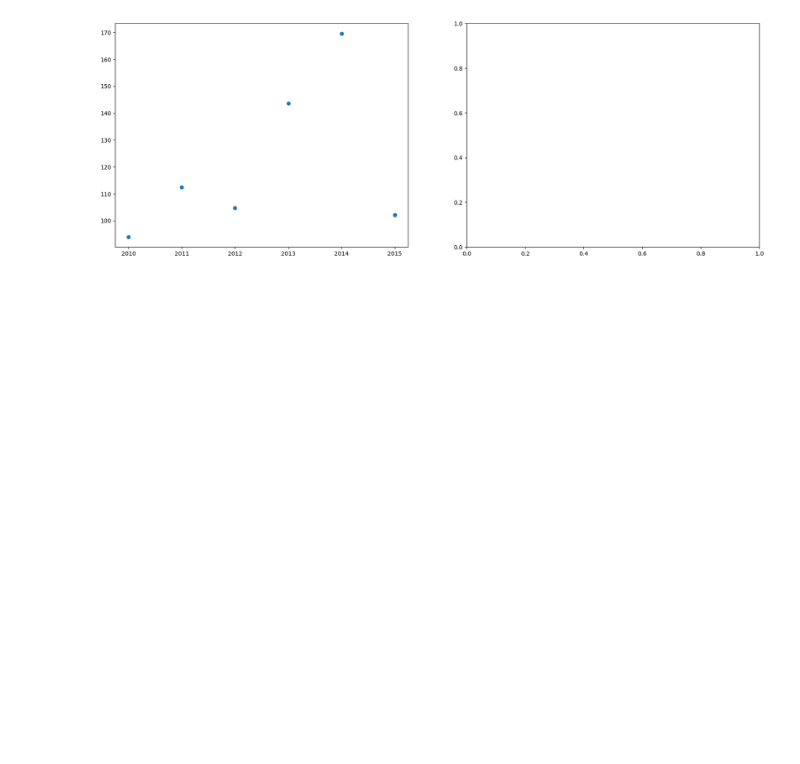
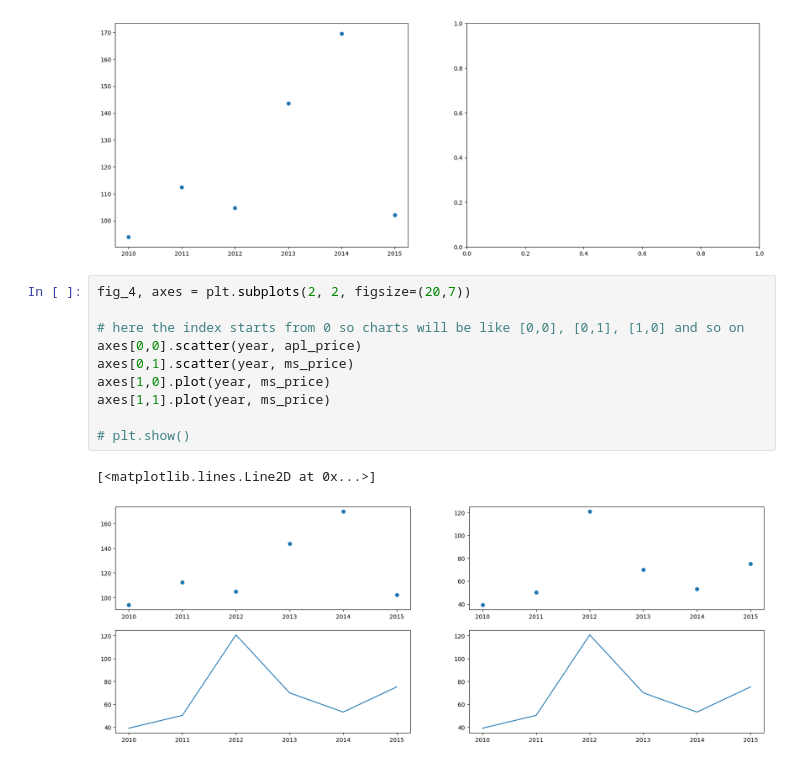
Before and after one commit to pranavdhawale/data-science, a Jupyter notebook: stock-price.ipynb, the cells around one changed output. Saved outputs shown, nothing was run; the diff lists cells and outputs as text; blank space fills up the shorter version.

Commit message:
create chart in multiple row&columns by subploting method using axes

```diff
--- a/stock-price.ipynb
+++ b/stock-price.ipynb
@@ -61,3 +61,16 @@ axes[0].scatter(year, apl_price)
 plt.show()
 # %% [output]
 [figure]
+# %%
+fig_4, axes = plt.subplots(2, 2, figsize=(20,7))
+
+# here the index starts from 0 so charts will be like [0,0], [0,1], [1,0] and so on
+axes[0,0].scatter(year, apl_price)
+axes[0,1].scatter(year, ms_price)
+axes[1,0].plot(year, ms_price)
+axes[1,1].plot(year, ms_price)
+
+# plt.show()
+# %% [output]
+[<matplotlib.lines.Line2D at 0x...>]
+[figure, added]
```
